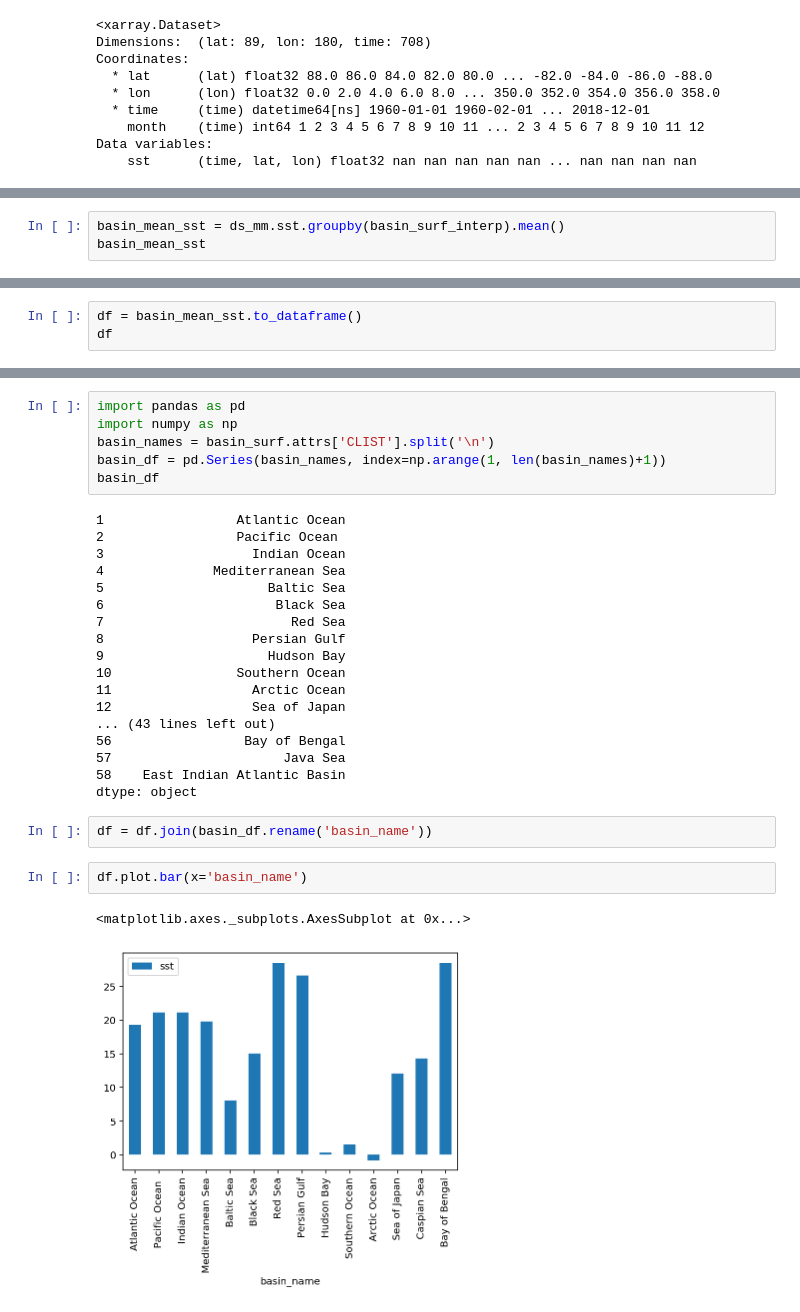
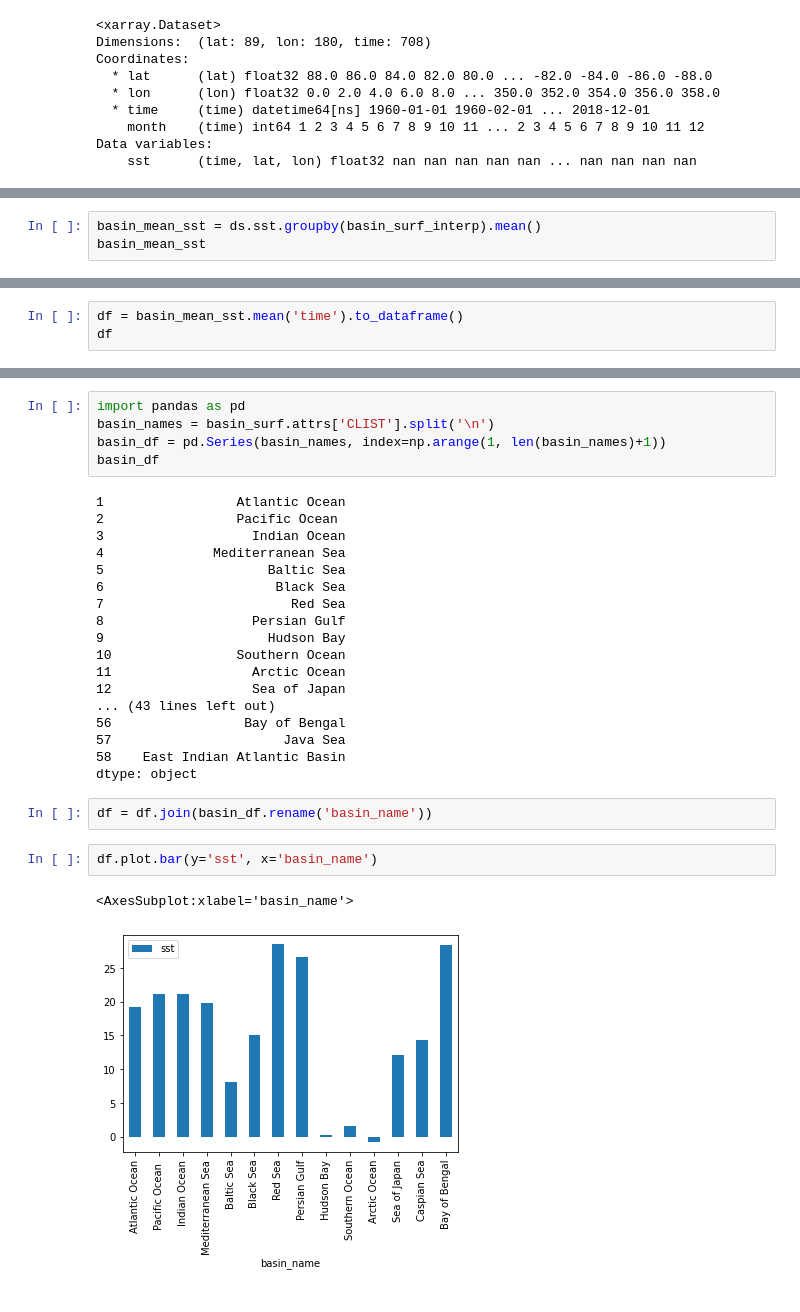
Before and after one commit to earth-env-data-science/earth-env-data-science-book, a Jupyter notebook: src/lectures/xarray/xarray-part2.ipynb, the cells around one changed output, grey strips where cells are left out. Saved outputs shown, nothing was run; the diff lists cells and outputs as text.

```diff
--- a/src/lectures/xarray/xarray-part2.ipynb
+++ b/src/lectures/xarray/xarray-part2.ipynb
@@ -453,6 +617,6 @@ array([[-1.8000000e+00, -1.8000000e+00,  2.3455315e+01, ...,
     valid_range:   [-1.8 45. ]
     _ChunkSizes:   [  1  89 180]
 # %%
-basin_mean_sst = ds_mm.sst.groupby(basin_surf_interp).mean()
+basin_mean_sst = ds.sst.groupby(basin_surf_interp).mean()
 basin_mean_sst
 # %% [output]
@@ -464,5 +640,5 @@ Coordinates:
   * basin    (basin) float64 1.0 2.0 3.0 4.0 5.0 ... 10.0 11.0 12.0 53.0 56.0
 # %%
-df = basin_mean_sst.to_dataframe()
+df = basin_mean_sst.mean('time').to_dataframe()
 df
 # %% [output]
@@ -485,6 +661,5 @@ df
 # %%
 import pandas as pd
-import numpy as np
 basin_names = basin_surf.attrs['CLIST'].split('\n')
 basin_df = pd.Series(basin_names, index=np.arange(1, len(basin_names)+1))
 basin_df
@@ -509,7 +684,7 @@ dtype: object
 # %%
 df = df.join(basin_df.rename('basin_name'))
 # %%
-df.plot.bar(x='basin_name')
+df.plot.bar(y='sst', x='basin_name')
 # %% [output]
-<matplotlib.axes._subplots.AxesSubplot at 0x...>
+<AxesSubplot:xlabel='basin_name'>
-[figure, old version]
+[figure, new version]
```
Also changed, not shown: parts of 64 cells of this notebook.
